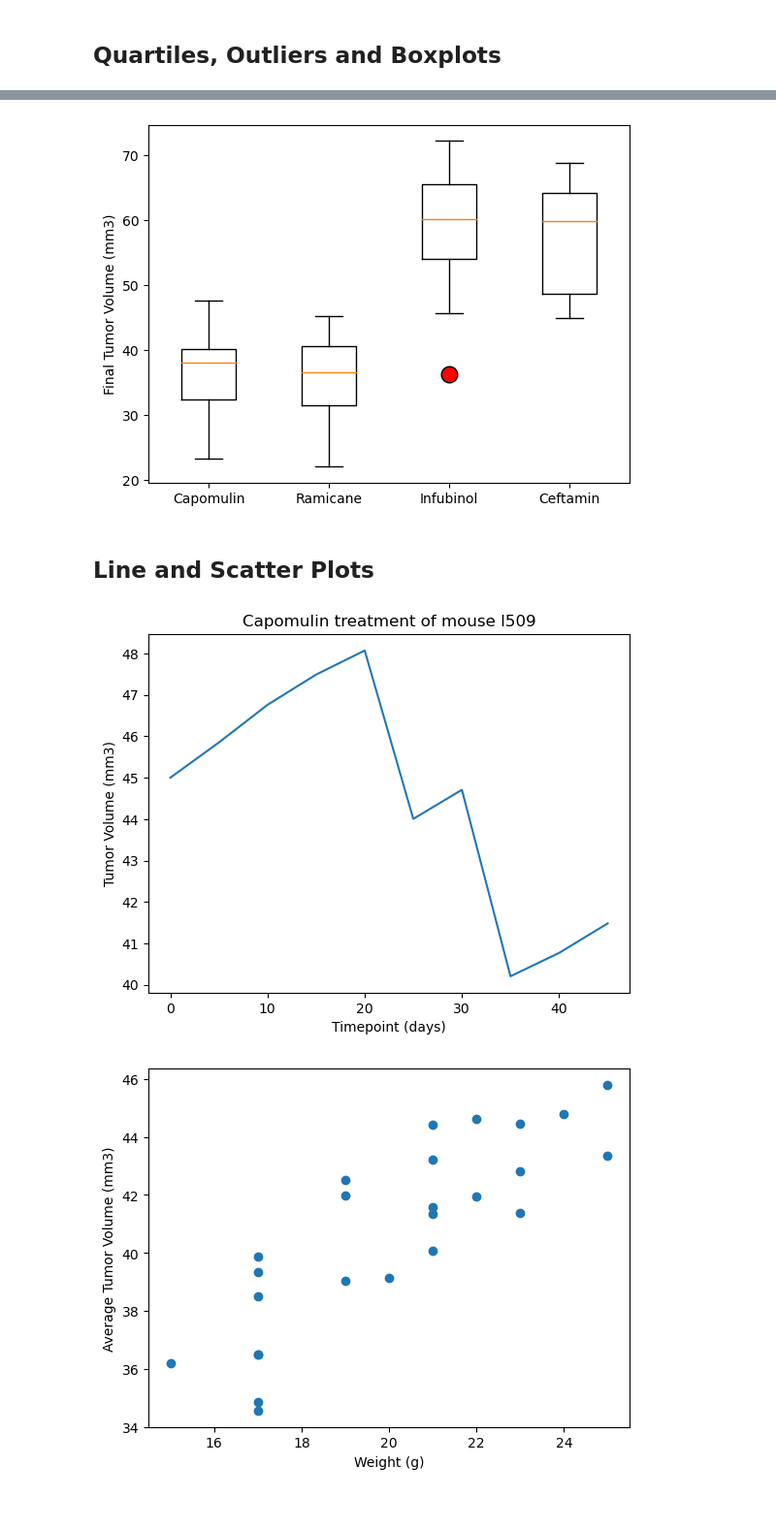
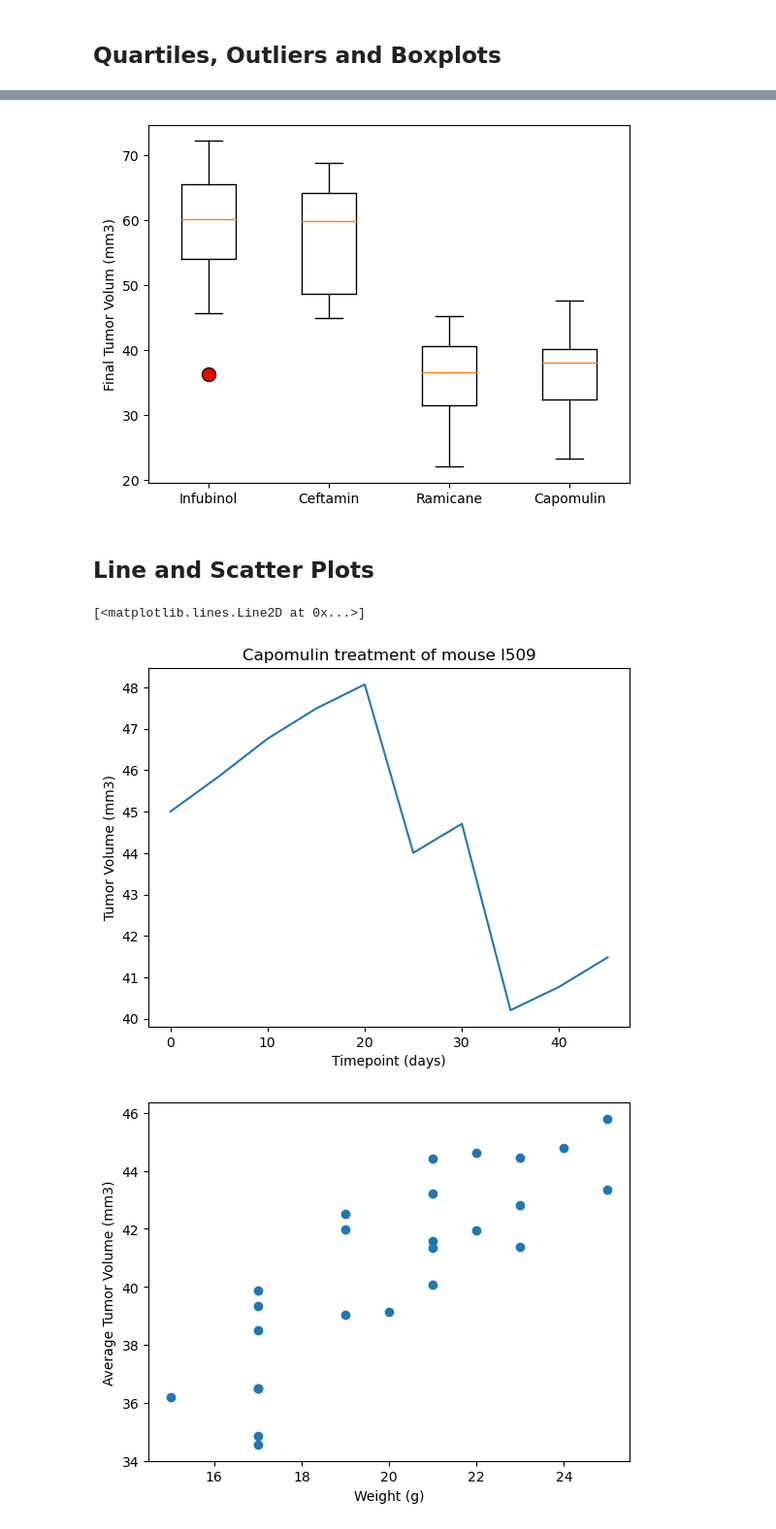
Before and after one commit to dilqvl62/Pymaceuticals-INC, a Jupyter notebook: Pymaceuticals/pymaceuticals.ipynb, the cells around one changed output, grey strips where cells are left out. Shown at 97% size. Cells and saved outputs as stored; diff of their text form; code cells hidden in the pictures.

Commit message:
generating plots

```diff
--- a/Pymaceuticals/pymaceuticals.ipynb
+++ b/Pymaceuticals/pymaceuticals.ipynb
@@ -171,11 +180,11 @@ plt.show()
 # Capomulin, Ramicane, Infubinol, and Ceftamin
 # Start by getting the last (greatest) timepoint for each mouse
 last_timepoint = mouse_study_2.groupby(["Mouse ID",])[["Timepoint"]].max()
-mouse_study_2.loc[mouse_study_2["Drug Regimen"].isin(['Capomulin', 'Ramicane', 'Infubinol', 'Ceftamin'])].last_timepoint
-# Regimens = ['Capomulin', 'Ramicane', 'Infubinol', 'Ceftamin']
-# filtred_df = mouse_study_2[mouse_study_2["Drug Regimen"].isin(Regimens) ]
 
-# # Merge this group df with the original DataFrame to get the tumor volume at the last timepoint
-# final_df = pd.merge(last_timepoint, filtred_df, on = ["Mouse ID", "Timepoint"])
-# final_df
+Regimens = ['Capomulin', 'Ramicane', 'Infubinol', 'Ceftamin']
+filtred_df = mouse_study_2[mouse_study_2["Drug Regimen"].isin(Regimens) ]
+
+# Merge this group df with the original DataFrame to get the tumor volume at the last timepoint
+final_df = pd.merge(last_timepoint, filtred_df, on = ["Mouse ID", "Timepoint"])
+final_df
 # %% [output]
@@ -183,17 +204,25 @@ AttributeError: 'DataFrame' object has no attribute 'last_timepoint'
 # %%
 # Put treatments into a list for for loop (and later for plot labels)
+treatments = final_df["Drug Regimen"].unique().tolist()
 
-
-# Create empty list to fill with tumor vol data (for plotting)
-
+# Empty list to fill with tumor vol data (for plotting)
+tumor_vol = []
 
 # Calculate the IQR and quantitatively determine if there are any potential outliers.
 
-
     # Locate the rows which contain mice on each drug and get the tumor volumes
 
-
-    # add subset
-
-
+for treatment in treatments:
+    tumor_volume = final_df.loc[final_df["Drug Regimen"]== treatment]["Tumor Volume (mm3)"]
+    #tumor_vol += tumor_volume.tolist()
+    tumor_vol.append(tumor_volume)
+    # Calculate the IQR
+    quartiles = tumor_volume.quantile([.25, .5, .75])
+    lowerq = quartiles[.25]
+    upperq = quartiles[.75]
+    iqr = upperq - lowerq
     # Determine outliers using upper and lower bounds
+    lower_bound = lowerq - (1.5*iqr)
+    upper_bound = upperq + (1.5*iqr)
+    print(f"Values below {lower_bound} could be outliers for the Drug {treatment}.")
+    print(f"Values above {upper_bound} could be outliers for the Drug {treatment}.")
@@ -200,12 +238,26 @@ AttributeError: 'DataFrame' object has no attribute 'last_timepoint'
 # %%
-# Generate a box plot that shows the distrubution of the tumor volume for each treatment group.
+# Generate a box plot that shows the distrubution of the tumor volume for each treatment group.sd
+fig1, ax1 = plt.subplots()
+ax1.boxplot(tumor_vol, flierprops=dict(markersize = 10, markerfacecolor = 'red'))
+ax1.set_ylabel('Final Tumor Volum (mm3)')
+ax1.set_xticklabels(treatments)
+plt.show()
 # %% [output]
-[figure, old version]
+[figure, new version]
 # %% [markdown]
 ## Line and Scatter Plots
 # %%
 # Generate a line plot of tumor volume vs. time point for a single mouse treated with Capomulin
+single_mouse_tumor_vol= mouse_study_2.loc[(mouse_study_2["Mouse ID"]=='l509') & (mouse_study_2["Drug Regimen"] == 'Capomulin')][["Tumor Volume (mm3)","Timepoint"]]
+single_mouse_tumor_vol
+x_axis = single_mouse_tumor_vol['Timepoint']
+y_axis = single_mouse_tumor_vol['Tumor Volume (mm3)']
+plt.title('Capomulin treatment of mouse l509')
+plt.xlabel("Timepoint (days)")
+plt.ylabel("Tumor Volume (mm3)")
+plt.plot(x_axis,y_axis)
 # %% [output]
+[<matplotlib.lines.Line2D at 0x...>]
 [figure]
 # %%
 # Generate a scatter plot of mouse weight vs. the average observed tumor volume for the entire Capomulin regimen
```
Also changed, not shown: parts of 4 cells of this notebook, 1 other file.
